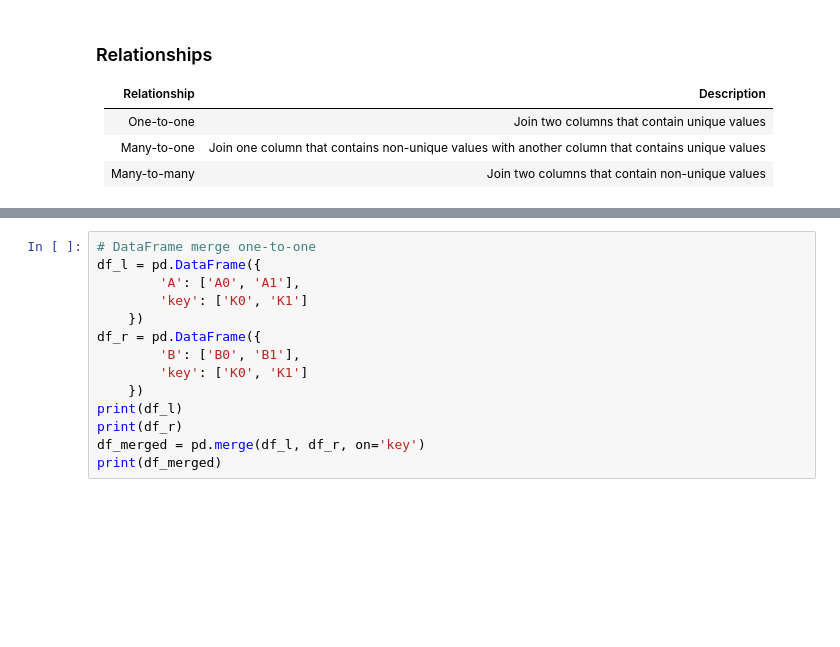
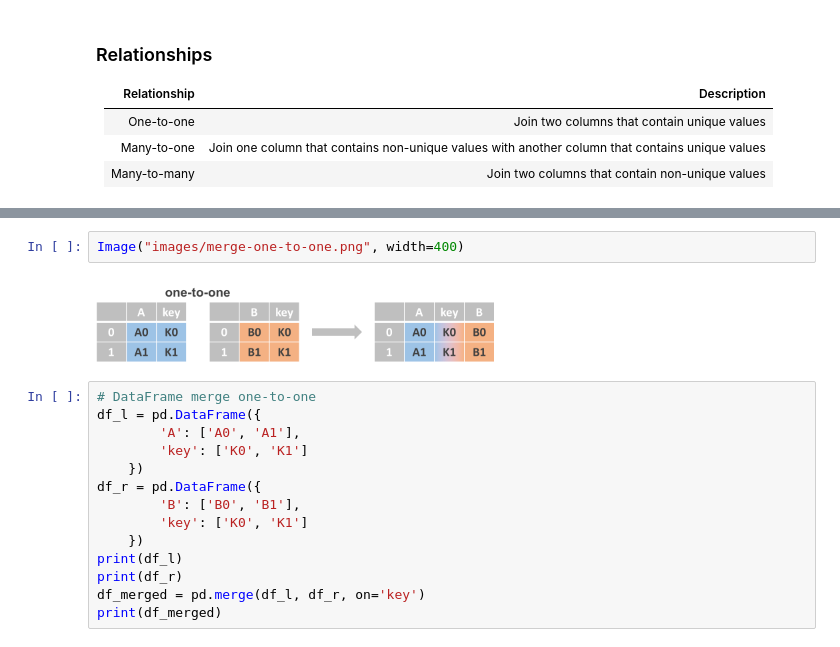
Before and after one commit to Zhenmao/Pandas-Reference-Guide, a Jupyter notebook: 4 Combining Multiple DataFrames.ipynb, the cells around one changed output, grey strips where cells are left out. Drawn from its saved outputs; the diff is of its cells as text; blank space fills up the shorter version.

Commit message:
fix: Switch image display

```diff
--- a/4 Combining Multiple DataFrames.ipynb
+++ b/4 Combining Multiple DataFrames.ipynb
@@ -17,3 +16,7 @@ import pandas as pd
+# %%
+Image("images/merge-one-to-one.png", width=400)
+# %% [output]
+[figure, added]
 # %%
 # DataFrame merge one-to-one
 df_l = pd.DataFrame({
```
Also changed, not shown: parts of 24 cells of this notebook.
